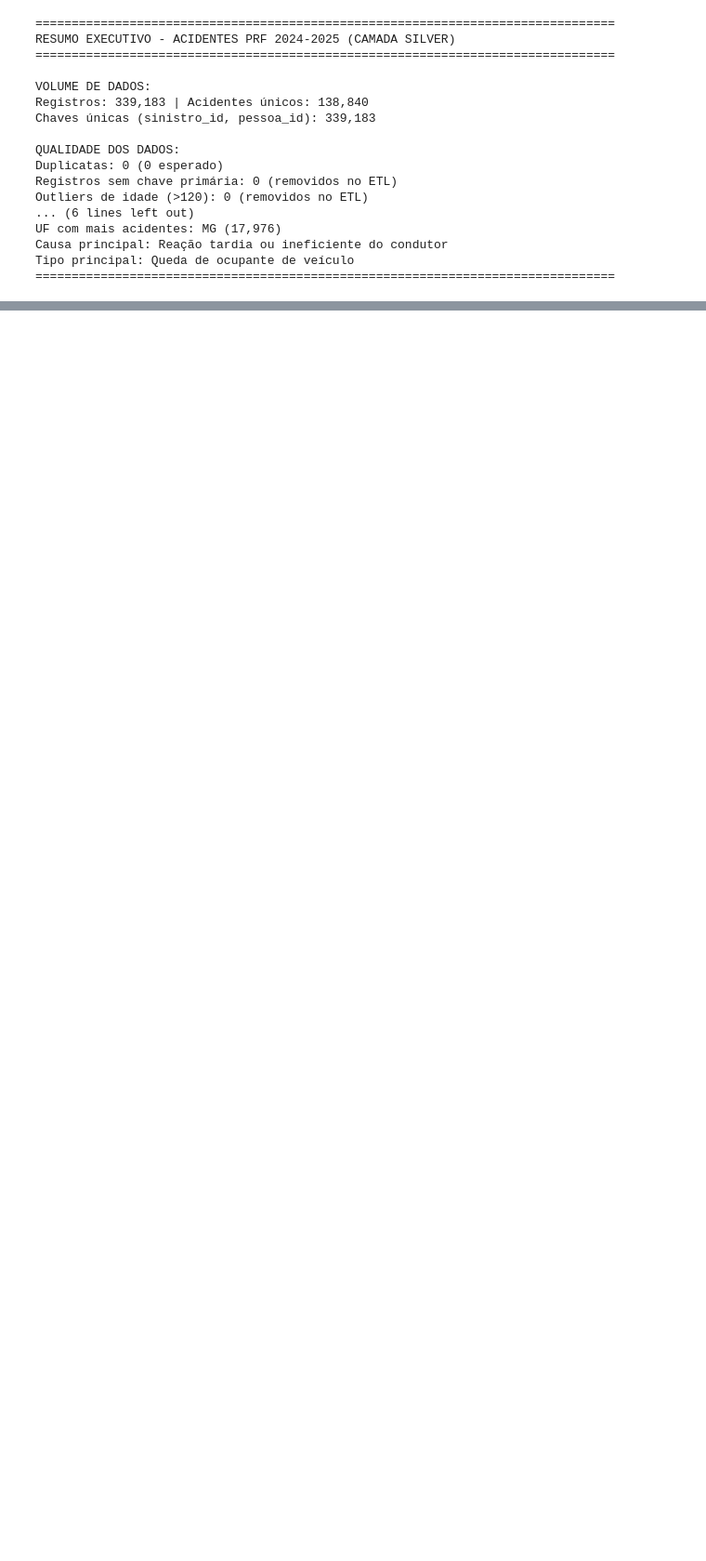
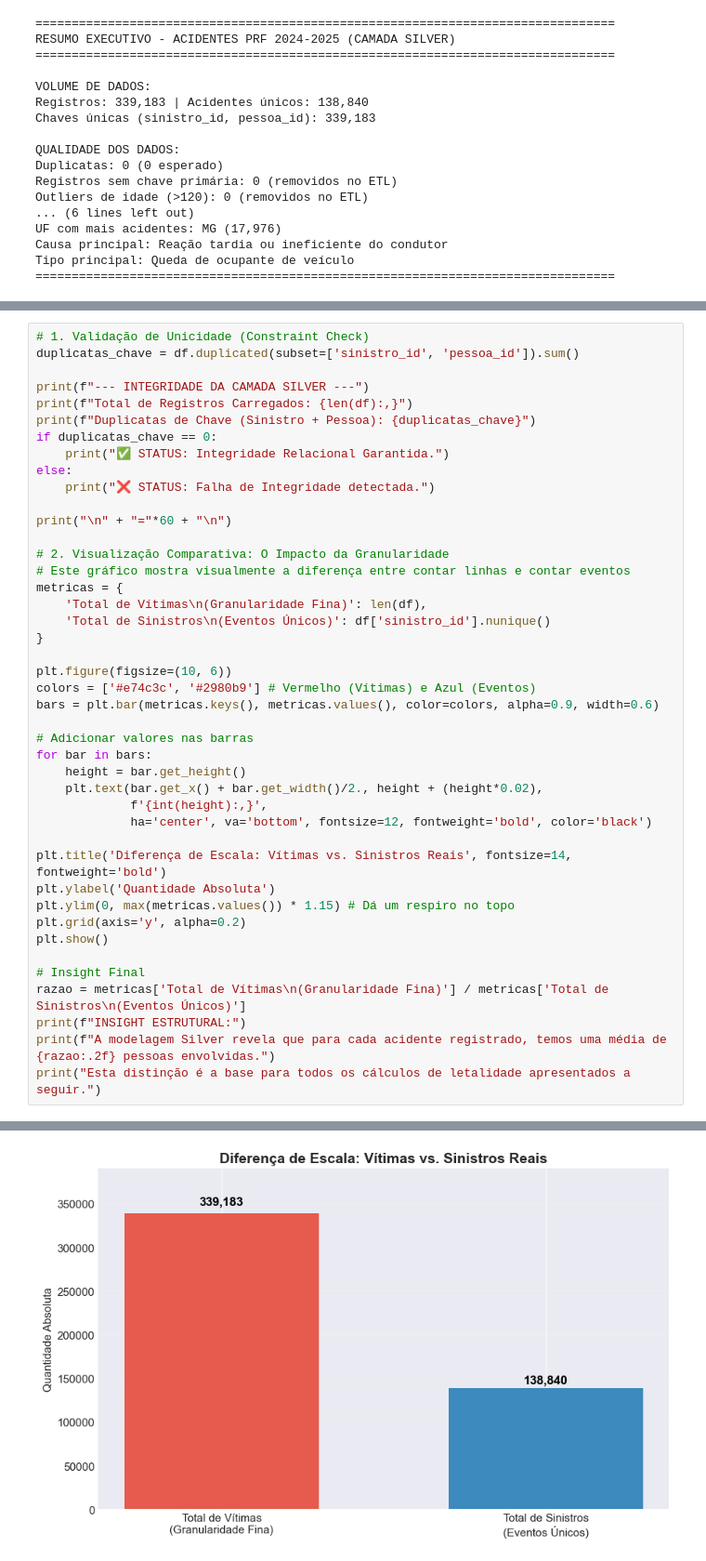
Before and after one commit to MatheussBrant/SBD2-Grupo-19-PRF, a Jupyter notebook: data_layer/silver/analytics_silver.ipynb, the cells around one changed output, grey strips where cells are left out. Shown at 93% size. Cells and saved outputs as stored; diff of their text form; blank space fills up the shorter version.

```diff
--- a/data_layer/silver/analytics_silver.ipynb
+++ b/data_layer/silver/analytics_silver.ipynb
@@ -660,0 +668,44 @@ Tipo principal: Queda de ocupante de veículo
+# %%
+# 1. Validação de Unicidade (Constraint Check)
+duplicatas_chave = df.duplicated(subset=['sinistro_id', 'pessoa_id']).sum()
+
+print(f"--- INTEGRIDADE DA CAMADA SILVER ---")
+print(f"Total de Registros Carregados: {len(df):,}")
+print(f"Duplicatas de Chave (Sinistro + Pessoa): {duplicatas_chave}")
+if duplicatas_chave == 0:
+    print("✅ STATUS: Integridade Relacional Garantida.")
+else:
+    print("❌ STATUS: Falha de Integridade detectada.")
+
+print("\n" + "="*60 + "\n")
+
+# 2. Visualização Comparativa: O Impacto da Granularidade
+# Este gráfico mostra visualmente a diferença entre contar linhas e contar eventos
+metricas = {
+    'Total de Vítimas\n(Granularidade Fina)': len(df),
+    'Total de Sinistros\n(Eventos Únicos)': df['sinistro_id'].nunique()
+}
+
+plt.figure(figsize=(10, 6))
+colors = ['#e74c3c', '#2980b9'] # Vermelho (Vítimas) e Azul (Eventos)
+bars = plt.bar(metricas.keys(), metricas.values(), color=colors, alpha=0.9, width=0.6)
+
+# Adicionar valores nas barras
+for bar in bars:
+    height = bar.get_height()
+    plt.text(bar.get_x() + bar.get_width()/2., height + (height*0.02),
+             f'{int(height):,}',
+             ha='center', va='bottom', fontsize=12, fontweight='bold', color='black')
+
+plt.title('Diferença de Escala: Vítimas vs. Sinistros Reais', fontsize=14, fontweight='bold')
+plt.ylabel('Quantidade Absoluta')
+plt.ylim(0, max(metricas.values()) * 1.15) # Dá um respiro no topo
+plt.grid(axis='y', alpha=0.2)
+plt.show()
+
+# Insight Final
+razao = metricas['Total de Vítimas\n(Granularidade Fina)'] / metricas['Total de Sinistros\n(Eventos Únicos)']
+print(f"INSIGHT ESTRUTURAL:")
+print(f"A modelagem Silver revela que para cada acidente registrado, temos uma média de {razao:.2f} pessoas envolvidas.")
+print("Esta distinção é a base para todos os cálculos de letalidade apresentados a seguir.")
+# %% [output]
@@ -660,0 +718 @@ Tipo principal: Queda de ocupante de veículo
+[figure, added]
```
Also changed, not shown: parts of 3 cells of this notebook, 3 other files.
